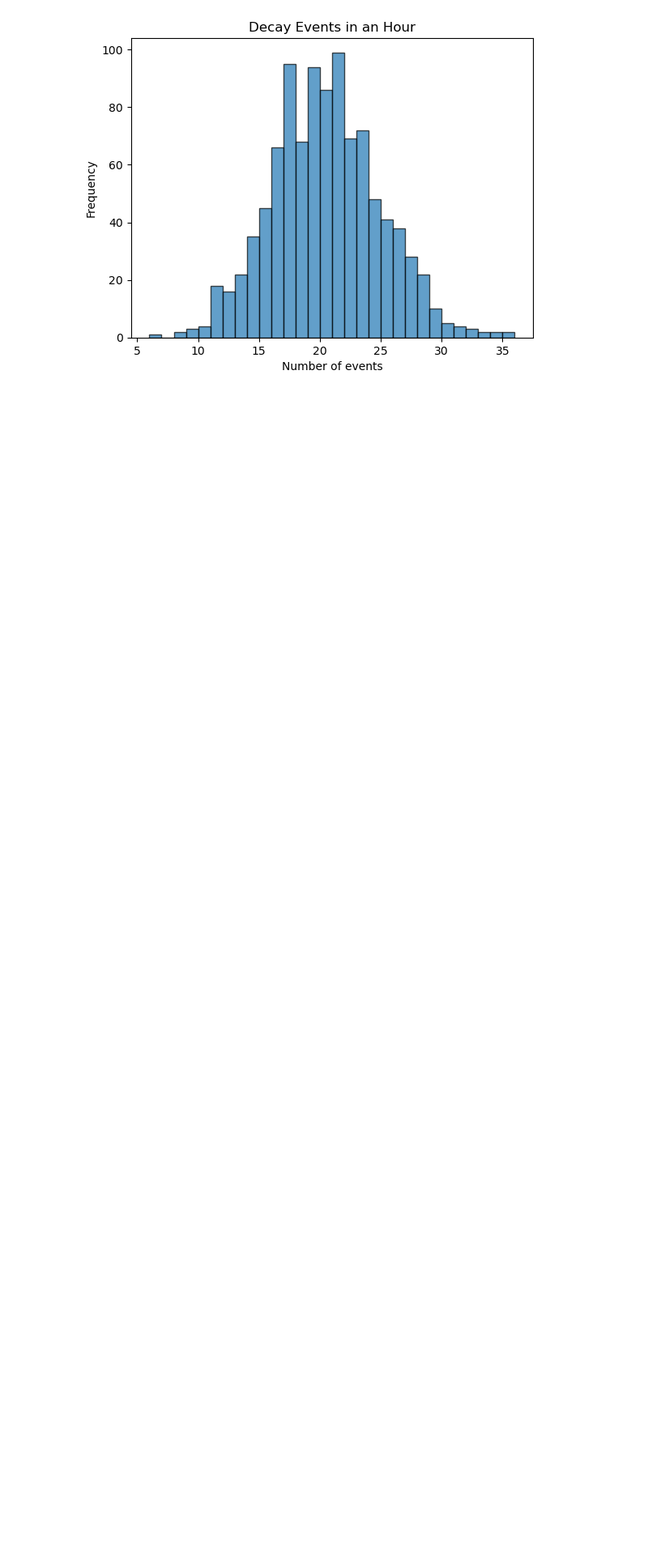
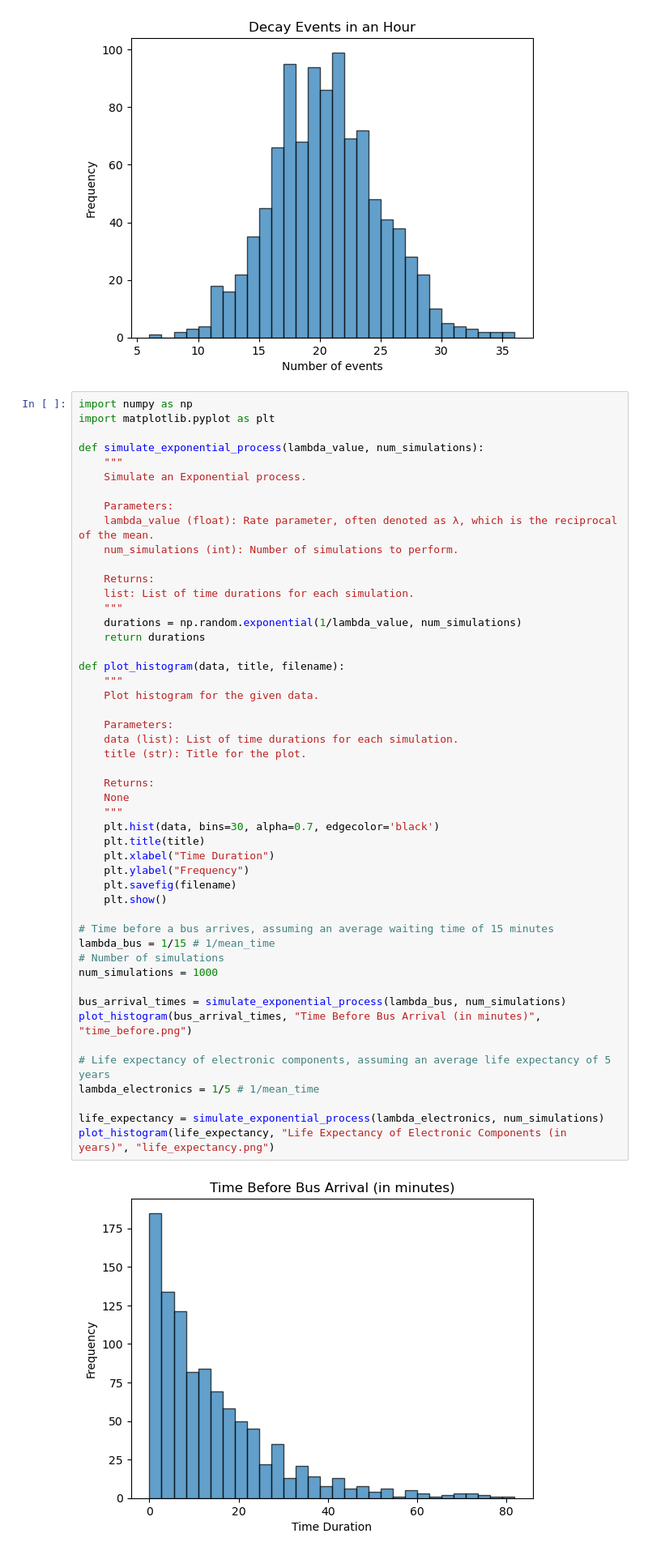
Before and after one commit to DiogoRibeiro7/Medium-Blog, a Jupyter notebook: fetch medium.ipynb, the cells around one changed output. Shown at 81% size. Drawn from its saved outputs; the diff is of its cells as text; blank space fills up the shorter version.

```diff
--- a/fetch medium.ipynb
+++ b/fetch medium.ipynb
@@ -440,3 +440,54 @@ plot_histogram(decay_events, "Decay Events in an Hour", "decay_events.png")
 # %% [output]
 [figure]
 [figure]
+# %%
+import numpy as np
+import matplotlib.pyplot as plt
+
+def simulate_exponential_process(lambda_value, num_simulations):
+    """
+    Simulate an Exponential process.
+
+    Parameters:
+    lambda_value (float): Rate parameter, often denoted as λ, which is the reciprocal of the mean.
+    num_simulations (int): Number of simulations to perform.
+
+    Returns:
+    list: List of time durations for each simulation.
+    """
+    durations = np.random.exponential(1/lambda_value, num_simulations)
+    return durations
+
+def plot_histogram(data, title, filename):
+    """
+    Plot histogram for the given data.
+
+    Parameters:
+    data (list): List of time durations for each simulation.
+    title (str): Title for the plot.
+
+    Returns:
+    None
+    """
+    plt.hist(data, bins=30, alpha=0.7, edgecolor='black')
+    plt.title(title)
+    plt.xlabel("Time Duration")
+    plt.ylabel("Frequency")
+    plt.savefig(filename)
+    plt.show()
+
+# Time before a bus arrives, assuming an average waiting time of 15 minutes
+lambda_bus = 1/15 # 1/mean_time
+# Number of simulations
+num_simulations = 1000
+
+bus_arrival_times = simulate_exponential_process(lambda_bus, num_simulations)
+plot_histogram(bus_arrival_times, "Time Before Bus Arrival (in minutes)", "time_before.png")
+
+# Life expectancy of electronic components, assuming an average life expectancy of 5 years
+lambda_electronics = 1/5 # 1/mean_time
+
+life_expectancy = simulate_exponential_process(lambda_electronics, num_simulations)
+plot_histogram(life_expectancy, "Life Expectancy of Electronic Components (in years)", "life_expectancy.png")
+# %% [output]
+[figure, added]
```
Also changed, not shown: parts of 1 cell of this notebook, 2 other files.
